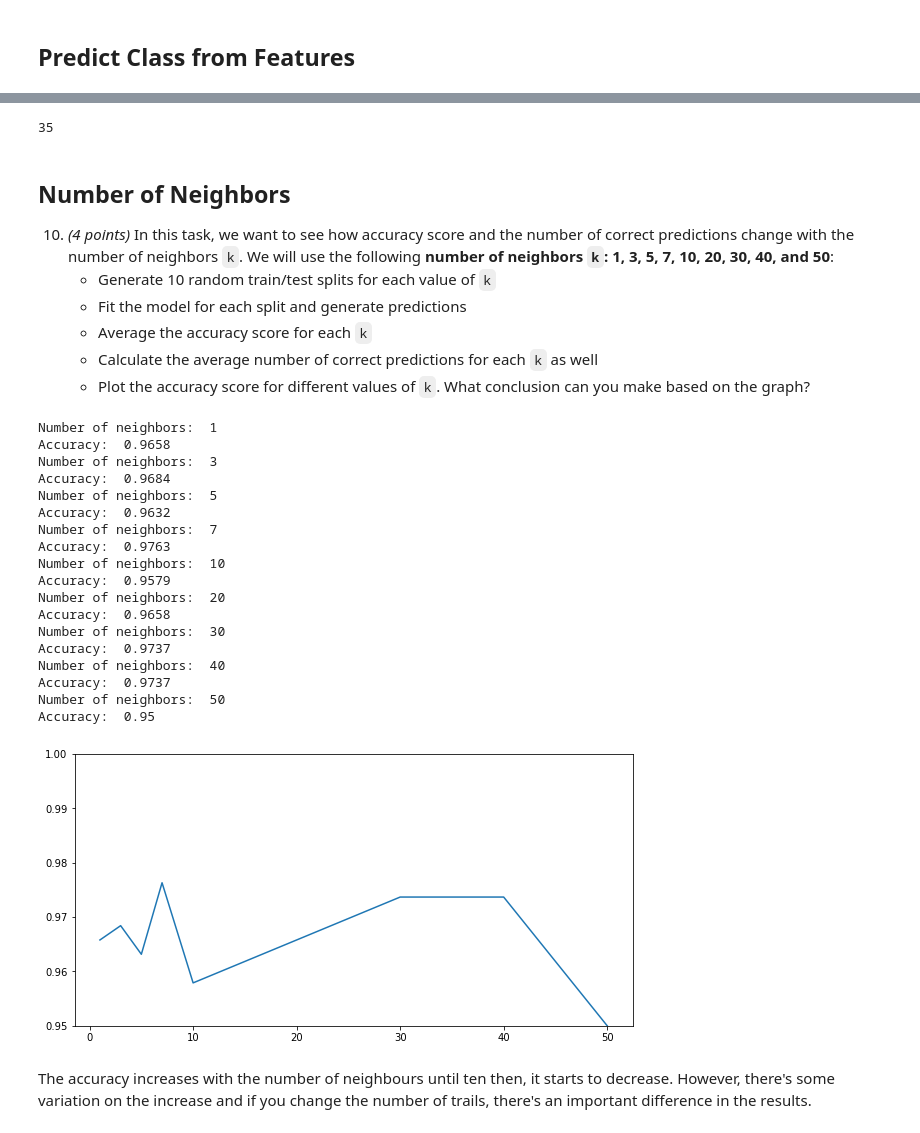
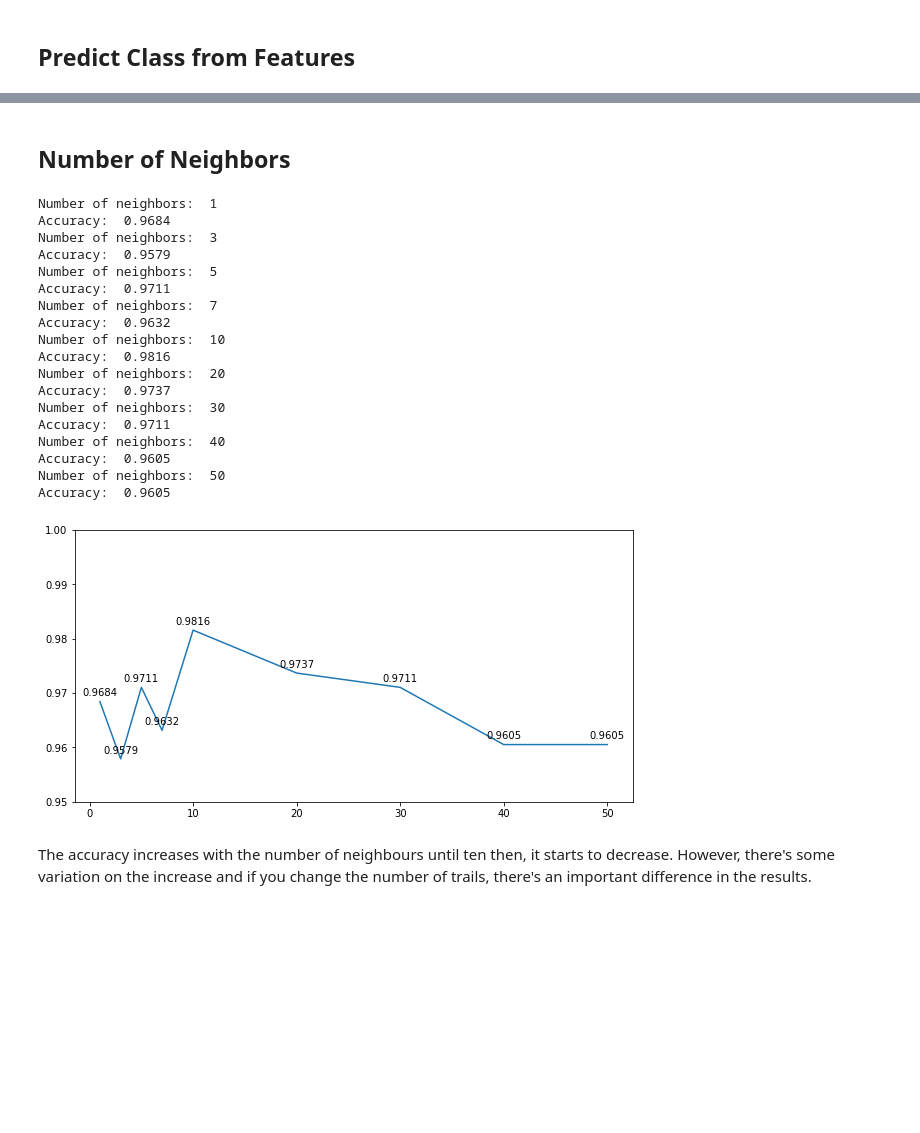
Before and after one commit to brunocgf/CertificationUT_DS, a Jupyter notebook: Fundations_of_DS/Module09/Assignment/assignment4.ipynb, the cells around one changed output, grey strips where cells are left out. Cells and saved outputs as stored; diff of their text form; code cells hidden in the pictures; blank space fills up the shorter version.

```diff
--- a/Fundations_of_DS/Module09/Assignment/assignment4.ipynb
+++ b/Fundations_of_DS/Module09/Assignment/assignment4.ipynb
@@ -142,8 +147,9 @@ X.shape, y.shape
 # %% [markdown]
 ## Split
 # %%
+# Spliting data in 75% train, 25% test
 from sklearn.model_selection import train_test_split
-X_train, X_test, y_train, y_test = train_test_split(X,y)
+X_train, X_test, y_train, y_test = train_test_split(X,y, test_size=0.25)
 # %%
 X_train.shape, X_test.shape, y_train.shape, y_test.shape
 # %% [output]
@@ -186,15 +192,5 @@ Wrong predictions: 3
-# %%
-t.sum()
-# %% [output]
-35
-# %% [markdown]
-## Number of Neighbors
-10. _(4 points)_ In this task, we want to see how accuracy score and the number of correct predictions change with the number of neighbors `k`. We will use the following **number of neighbors `k`: 1, 3, 5, 7, 10, 20, 30, 40, and 50**:
-     - Generate 10 random train/test splits for each value of `k`
-     - Fit the model for each split and generate predictions
-     - Average the accuracy score for each `k`
-     - Calculate the average number of correct predictions for each `k` as well
-     - Plot the accuracy score for different values of `k`. What conclusion can you make based on the graph?
+# %% [markdown]
+## Number of Neighbors
 # %%
 nn = [1,3,5,7,10,20,30,40,50]
 # %%
@@ -208,6 +204,7 @@ for n in nn:
     t_n = np.zeros(n_sim)
     for i in range(n_sim):
         X_train, X_test, y_train, y_test = train_test_split(X,y)
+        model = KNeighborsClassifier()
         model.fit(X_train, y_train)
         y_test_pred = model.predict(X_test)
         acc_n[i] = accuracy_score(y_test, y_test_pred)
@@ -218,30 +215,32 @@ for n in nn:
     t_nn.append(t_n.mean())
 # %% [output]
 Number of neighbors:  1
-Accuracy:  0.9658
+Accuracy:  0.9684
 Number of neighbors:  3
-Accuracy:  0.9684
+Accuracy:  0.9579
 Number of neighbors:  5
+Accuracy:  0.9711
+Number of neighbors:  7
 Accuracy:  0.9632
-Number of neighbors:  7
-Accuracy:  0.9763
 Number of neighbors:  10
-Accuracy:  0.9579
+Accuracy:  0.9816
 Number of neighbors:  20
-Accuracy:  0.9658
+Accuracy:  0.9737
 Number of neighbors:  30
-Accuracy:  0.9737
+Accuracy:  0.9711
 Number of neighbors:  40
-Accuracy:  0.9737
+Accuracy:  0.9605
 Number of neighbors:  50
-Accuracy:  0.95
+Accuracy:  0.9605
 # %%
 fig, ax = plt.subplots(figsize=(10,5))
-sns.lineplot(x=nn, y=acc_nn, ax=ax)
+sns.lineplot(x=nn, y=acc_nn, ax=ax, markers=True)
 ax.set(ylim=(0.95,1))
+for i,j in zip(nn, acc_nn):
+    ax.annotate(round(j, 4), (i, j+0.001), ha='center')
 fig.show()
 # %% [output]
-[figure, old version]
+[figure, new version]
 # %% [markdown]
 The accuracy increases with the number of neighbours until ten then, it starts to decrease. However, there's some variation on the increase and if you change the number of trails, there's an important difference in the results.
 # %%
```
Also changed, not shown: parts of 14 cells of this notebook, 2 other files.
